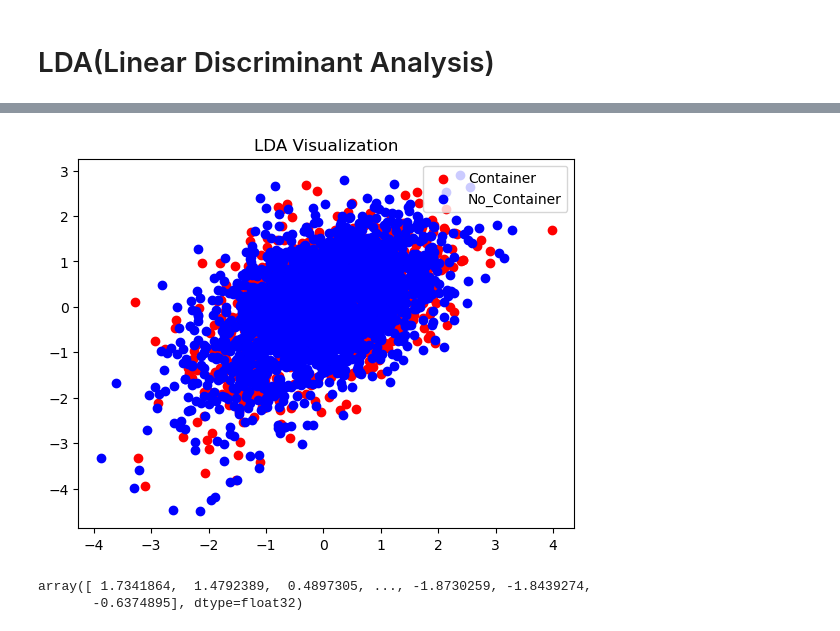
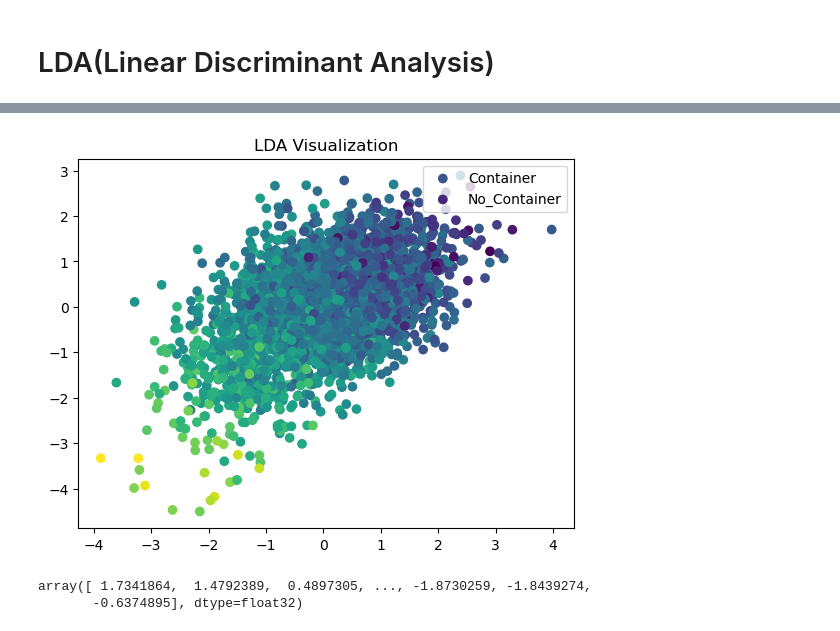
Before and after one commit to NevilleMthw/dataset_analysis, a Jupyter notebook: feature_map_visualization.ipynb, the cells around one changed output, grey strips where cells are left out. Saved outputs shown, nothing was run; the diff lists cells and outputs as text; code cells hidden in the pictures.

```diff
--- a/feature_map_visualization.ipynb
+++ b/feature_map_visualization.ipynb
@@ -290,4 +294,4 @@ No artists with labels found to put in legend.  Note that artists whose label st
 # %%
 # Instantiate the LDA model and fit it to the data
 lda = LinearDiscriminantAnalysis()
-lda.fit(pca_result, labels)
+lda_result = lda.fit_transform(pca_result, labels)
@@ -296,23 +314,25 @@ LinearDiscriminantAnalysis()
+# %%
+lda_result_1 = lda_result[labels==1]
 # %%
 # indices = labels == 0
 # indices1 = labels == 1
 
 # Plot the data using different colors for each class
 fig, ax = plt.subplots()
 
 
 # This plots using the 0th column as x and 1st column as y
-ax.scatter(features1[:, 0], features1[:, 1], c='red', label='Container')
-ax.scatter(features2[:, 0], features2[:, 1], c='blue', label='No_Container')
+ax.scatter(features_2d_0[:, 0], features_2d_0[:, 1], c='lda_result_0', label='Container')
+ax.scatter(features_2d_1[:, 0], features_2d_1[:, 1], c=lda_result_1, label='No_Container')
 
 # 0 is container and 1 is no container
 plt.legend(loc="upper right")
 
 # Set the title and show the plot
 ax.set_title("LDA Visualization")
 plt.show()
 # %% [output]
-[figure, old version]
+[figure, new version]
 # %%
 features1[:, 1]
 # %% [output]
```
Also changed, not shown: parts of 10 cells of this notebook.
